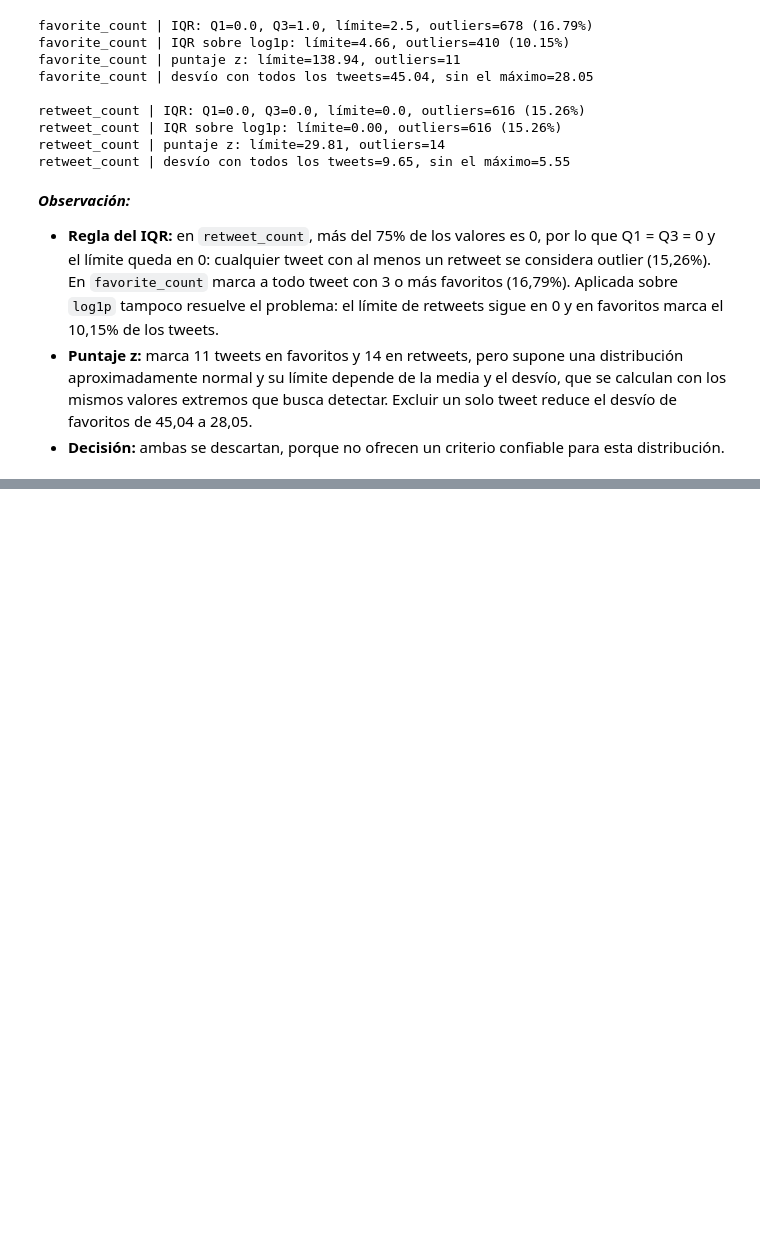
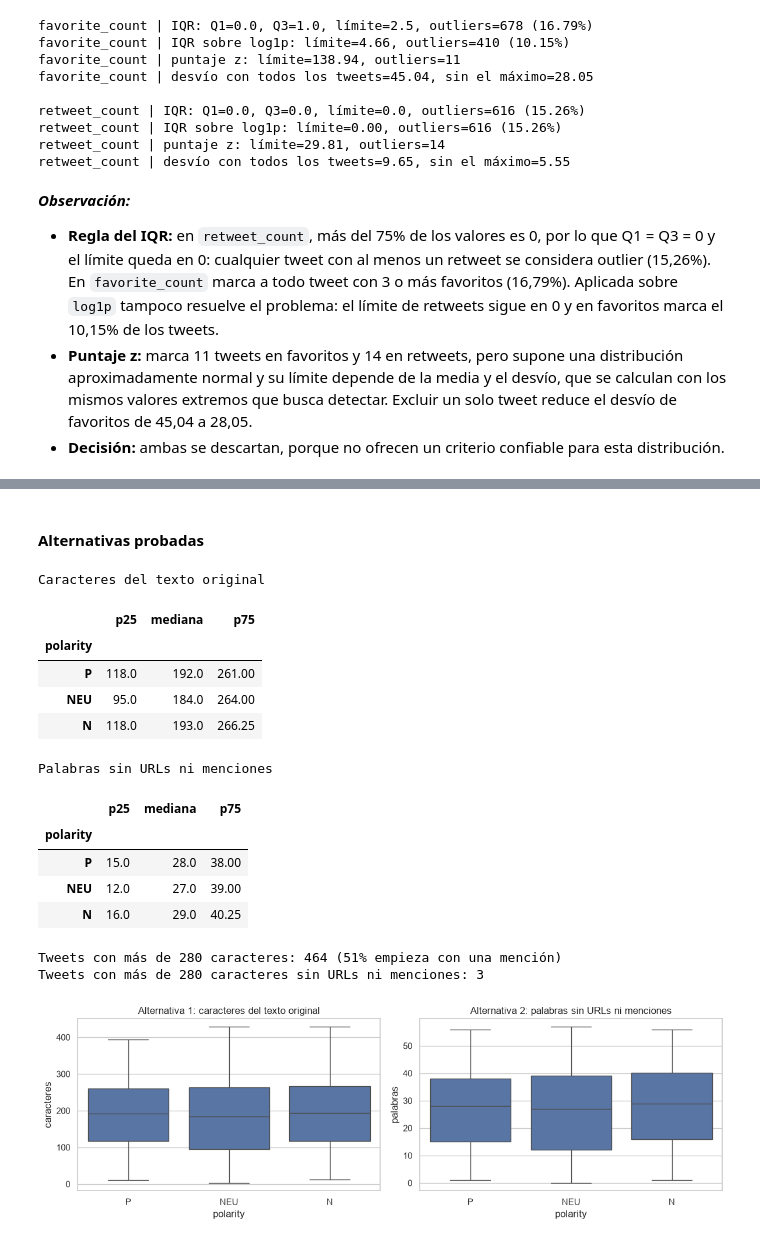
Before and after one commit to Barlita03/TP-CienciasDeDatos, a Jupyter notebook: TP1_CdD.ipynb, the cells around one changed output, grey strips where cells are left out. Drawn from its saved outputs; the diff is of its cells as text; code cells hidden in the pictures; blank space fills up the shorter version.

```diff
--- a/TP1_CdD.ipynb
+++ b/TP1_CdD.ipynb
@@ -440,0 +480,45 @@ retweet_count | desvío con todos los tweets=9.65, sin el máximo=5.55
+# %% [markdown]
+#### Alternativas probadas
+# %%
+# Alternativa 1: caracteres del texto original, sin quitar URLs ni menciones
+largo_original = df['text'].str.len()
+
+# Alternativa 2: cantidad de palabras del texto sin URLs ni menciones
+palabras = texto_sin_urls_menciones.str.split().str.len()
+
+for nombre, serie in [('Caracteres del texto original', largo_original),
+                      ('Palabras sin URLs ni menciones', palabras)]:
+    print(nombre)
+    display(serie.groupby(df['polarity']).quantile([.25, .5, .75]).unstack().set_axis(['p25', 'mediana', 'p75'], axis=1).loc[orden])
+
+# Cuánto inflan las URLs y las menciones: tweets que superan el límite de 280 caracteres de Twitter
+mas_de_280 = df.loc[largo_original > 280, 'text']
+print(f"Tweets con más de 280 caracteres: {len(mas_de_280)} "
+      f"({mas_de_280.str.startswith('@').mean() * 100:.0f}% empieza con una mención)")
+print(f"Tweets con más de 280 caracteres sin URLs ni menciones: {(df['largo_texto'] > 280).sum()}")
+
+fig, axes = plt.subplots(1, 2, figsize=(12, 4))
+sns.boxplot(x=df['polarity'], y=largo_original, order=orden, ax=axes[0])
+axes[0].set_title('Alternativa 1: caracteres del texto original')
+axes[0].set_ylabel('caracteres')
+sns.boxplot(x=df['polarity'], y=palabras, order=orden, ax=axes[1])
+axes[1].set_title('Alternativa 2: palabras sin URLs ni menciones')
+axes[1].set_ylabel('palabras')
+plt.tight_layout()
+plt.show()
+# %% [output]
+Caracteres del texto original
+|  | p25 | mediana | p75 |
+| polarity |  |  |  |
+| P | 118.0 | 192.0 | 261.00 |
+| NEU | 95.0 | 184.0 | 264.00 |
+| N | 118.0 | 193.0 | 266.25 |
+Palabras sin URLs ni menciones
+|  | p25 | mediana | p75 |
+| polarity |  |  |  |
+| P | 15.0 | 28.0 | 38.00 |
+| NEU | 12.0 | 27.0 | 39.00 |
+| N | 16.0 | 29.0 | 40.25 |
+Tweets con más de 280 caracteres: 464 (51% empieza con una mención)
+Tweets con más de 280 caracteres sin URLs ni menciones: 3
+[figure, added]
```
Also changed, not shown: parts of 5 cells of this notebook, 1 other file.
